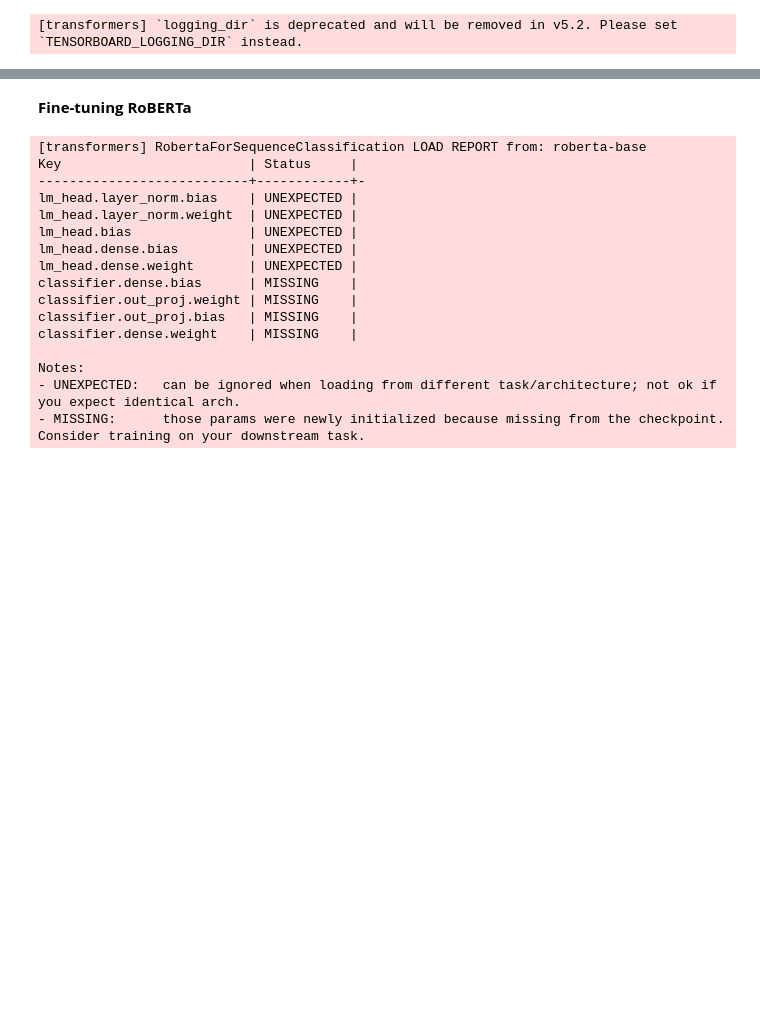
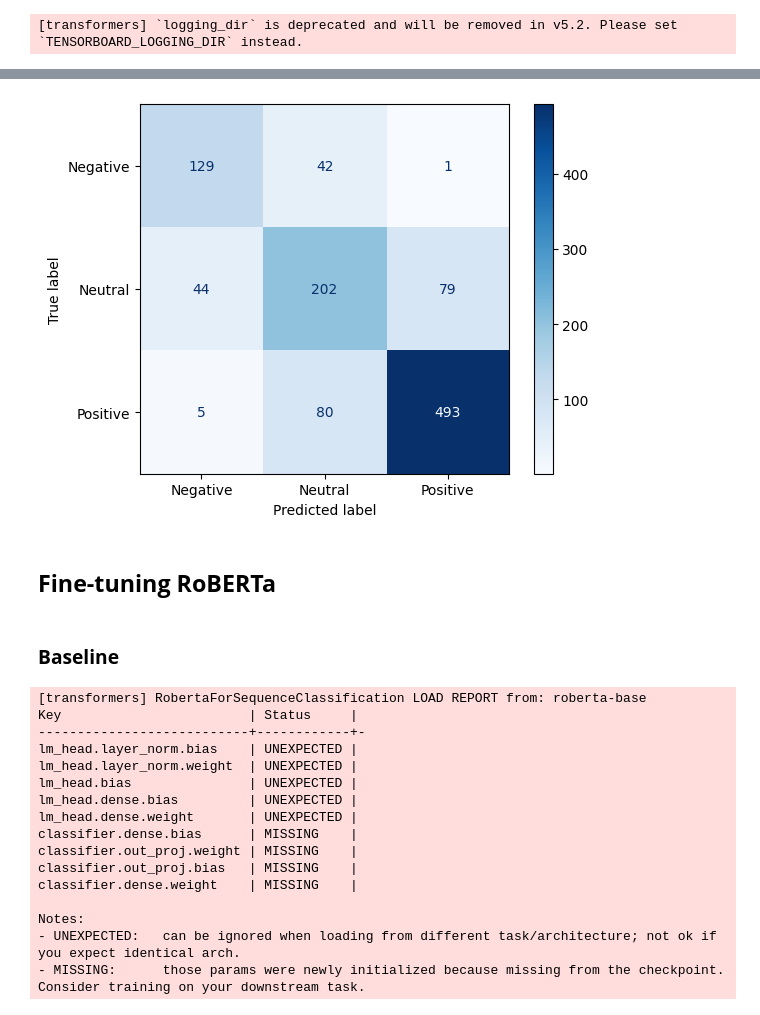
Before and after one commit to AnujikaSasindi/sri-lanka-tourism-sentiment-analysis, a Jupyter notebook: Try_Again_3__Sentiment_Prediction_Model_1_1.ipynb, the cells around one changed output, grey strips where cells are left out. Saved outputs shown, nothing was run; the diff lists cells and outputs as text; code cells hidden in the pictures; blank space fills up the shorter version.

```diff
--- a/Try_Again_3__Sentiment_Prediction_Model_1_1.ipynb
+++ b/Try_Again_3__Sentiment_Prediction_Model_1_1.ipynb
@@ -450,0 +641,7 @@ distilbert_tokenizer.save_pretrained("/content/DistilBERT_Final")
+# %%
+from transformers import AutoModelForSequenceClassification
+
+distilbert_model_cw = AutoModelForSequenceClassification.from_pretrained(
+    DistilBERT_MODEL_NAME,
+    num_labels=3
+)
@@ -450,0 +687,14 @@ distilbert_tokenizer.save_pretrained("/content/DistilBERT_Final")
+# %%
+from transformers import Trainer
+
+distilbert_trainer_cw = WeightedTrainer(
+    model=distilbert_model_cw,
+    args=distilbert_training_args_cw,
+    train_dataset=distilbert_train_tokenized,
+    eval_dataset=distilbert_val_tokenized,
+    data_collator=data_collator,
+    compute_metrics=compute_metrics,
+    class_weights=class_weights
+)
+# %%
+distilbert_trainer_cw.train()
@@ -450,0 +721,6 @@ distilbert_tokenizer.save_pretrained("/content/DistilBERT_Final")
+# %%
+predictions_distilbert_cw = distilbert_trainer_cw.predict(distilbert_test_tokenized)
+
+y_pred_distilbert_cw = np.argmax(predictions_distilbert_cw.predictions, axis=1)
+
+y_true_distilbert_cw = predictions_distilbert_cw.label_ids
@@ -450,0 +747,16 @@ distilbert_tokenizer.save_pretrained("/content/DistilBERT_Final")
+# %%
+from sklearn.metrics import confusion_matrix, ConfusionMatrixDisplay
+import matplotlib.pyplot as plt
+
+cm_distilbert_cw = confusion_matrix(y_true_distilbert_cw, y_pred_distilbert_cw)
+
+disp = ConfusionMatrixDisplay(
+    confusion_matrix=cm_distilbert_cw,
+    display_labels=label_encoder.classes_
+)
+
+disp.plot(cmap="Blues")
+
+plt.show()
+# %% [output]
+[figure, added]
@@ -451,5 +769,7 @@ distilbert_tokenizer.save_pretrained("/content/DistilBERT_Final")
 # %% [markdown]
-**Fine-tuning RoBERTa**
+## **Fine-tuning RoBERTa**
+# %% [markdown]
+### **Baseline**
 # %%
 RoBERTa_MODEL_NAME = "roberta-base"
 # %%
```
Also changed, not shown: parts of 53 cells of this notebook.
